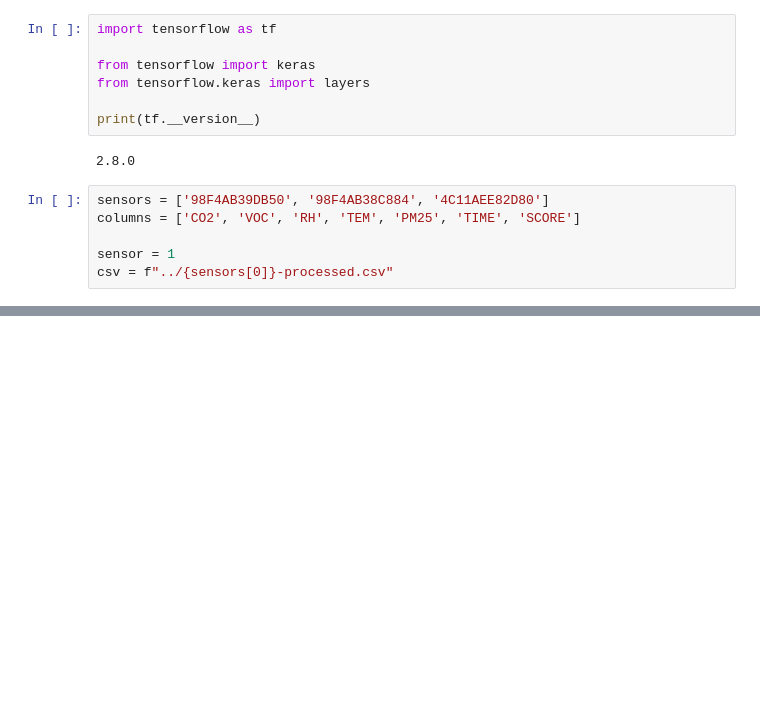
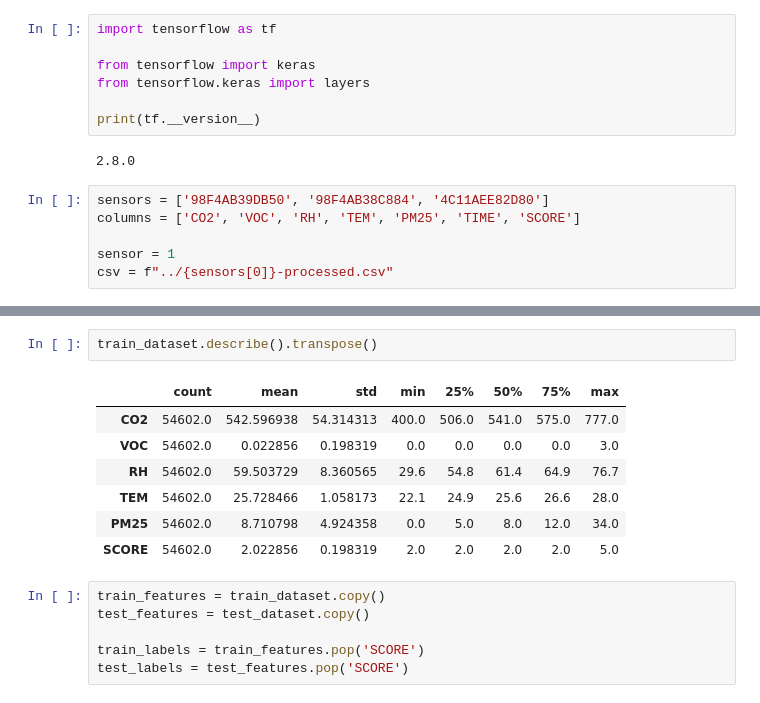
Before and after one commit to jackyyyyys/aqdata, a Jupyter notebook: code/test_train.ipynb, the cells around one changed output, grey strips where cells are left out. Saved outputs shown, nothing was run; the diff lists cells and outputs as text; blank space fills up the shorter version.

```diff
--- a/code/test_train.ipynb
+++ b/code/test_train.ipynb
@@ -50,0 +41,16 @@ dataset = dataset.dropna()
+# %%
+train_dataset.describe().transpose()
+# %% [output]
+|  | count | mean | std | min | 25% | 50% | 75% | max |
+| CO2 | 54602.0 | 542.596938 | 54.314313 | 400.0 | 506.0 | 541.0 | 575.0 | 777.0 |
+| VOC | 54602.0 | 0.022856 | 0.198319 | 0.0 | 0.0 | 0.0 | 0.0 | 3.0 |
+| RH | 54602.0 | 59.503729 | 8.360565 | 29.6 | 54.8 | 61.4 | 64.9 | 76.7 |
+| TEM | 54602.0 | 25.728466 | 1.058173 | 22.1 | 24.9 | 25.6 | 26.6 | 28.0 |
+| PM25 | 54602.0 | 8.710798 | 4.924358 | 0.0 | 5.0 | 8.0 | 12.0 | 34.0 |
+| SCORE | 54602.0 | 2.022856 | 0.198319 | 2.0 | 2.0 | 2.0 | 2.0 | 5.0 |
+# %%
+train_features = train_dataset.copy()
+test_features = test_dataset.copy()
+
+train_labels = train_features.pop('SCORE')
+test_labels = test_features.pop('SCORE')
```
Also changed, not shown: parts of 19 cells of this notebook.
